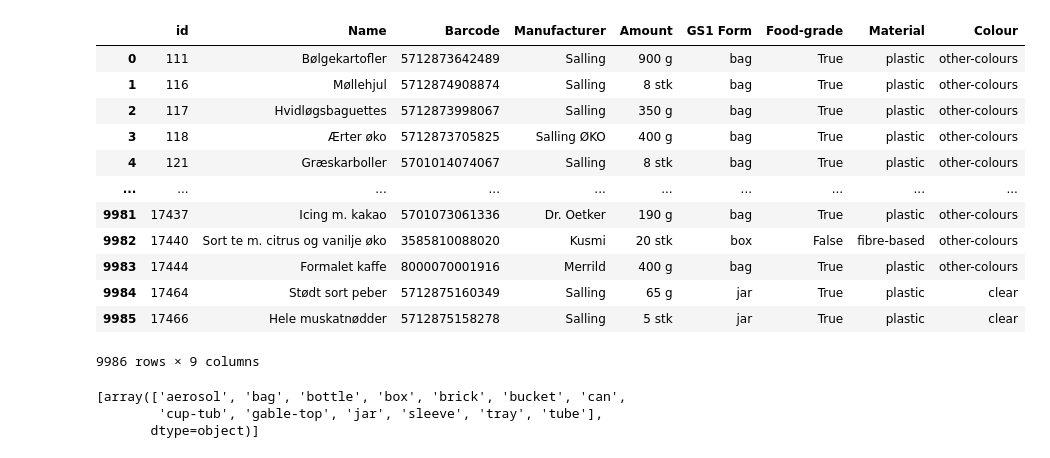
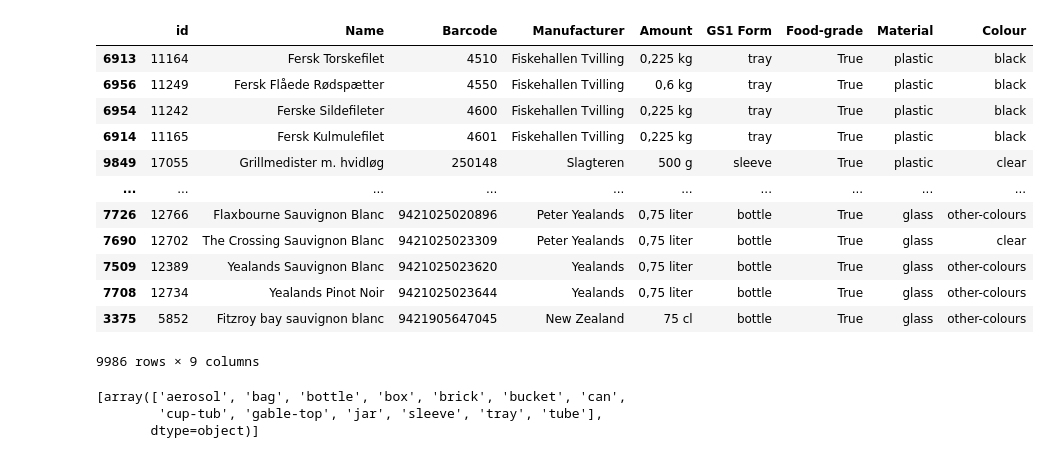
Before and after one commit to shrub2/multi-label-classification, a Jupyter notebook: testing-grounds.ipynb, the cells around one changed output. Cells and saved outputs as stored; diff of their text form; code cells hidden in the pictures.

```diff
--- a/testing-grounds.ipynb
+++ b/testing-grounds.ipynb
@@ -33,24 +33,25 @@ img_pil = Image.fromarray(img_np)
 # %%
 """Just some early testing with data extraction from .csv"""
 
 columns = ["id", "Name", "Barcode", "Manufacturer", "Amount", "Food-grade", "Material", "Colour", "GS1 Form"]
 
 # usecols is not necessary
 products = pd.read_csv("products.csv", usecols=columns)
-products
+
+products.sort_values(by=['Barcode'])
 # %% [output]
 |  | id | Name | Barcode | Manufacturer | Amount | GS1 Form | Food-grade | Material | Colour |
-| 0 | 111 | Bølgekartofler | 5712873642489 | Salling | 900 g | bag | True | plastic | other-colours |
-| 1 | 116 | Møllehjul | 5712874908874 | Salling | 8 stk | bag | True | plastic | other-colours |
-| 2 | 117 | Hvidløgsbaguettes | 5712873998067 | Salling | 350 g | bag | True | plastic | other-colours |
-| 3 | 118 | Ærter øko | 5712873705825 | Salling ØKO | 400 g | bag | True | plastic | other-colours |
-| 4 | 121 | Græskarboller | 5701014074067 | Salling | 8 stk | bag | True | plastic | other-colours |
+| 6913 | 11164 | Fersk Torskefilet | 4510 | Fiskehallen Tvilling | 0,225 kg | tray | True | plastic | black |
+| 6956 | 11249 | Fersk Flåede Rødspætter | 4550 | Fiskehallen Tvilling | 0,6 kg | tray | True | plastic | black |
+| 6954 | 11242 | Ferske Sildefileter | 4600 | Fiskehallen Tvilling | 0,225 kg | tray | True | plastic | black |
+| 6914 | 11165 | Fersk Kulmulefilet | 4601 | Fiskehallen Tvilling | 0,225 kg | tray | True | plastic | black |
+| 9849 | 17055 | Grillmedister m. hvidløg | 250148 | Slagteren | 500 g | sleeve | True | plastic | clear |
 | ... | ... | ... | ... | ... | ... | ... | ... | ... | ... |
-| 9981 | 17437 | Icing m. kakao | 5701073061336 | Dr. Oetker | 190 g | bag | True | plastic | other-colours |
-| 9982 | 17440 | Sort te m. citrus og vanilje øko | 3585810088020 | Kusmi | 20 stk | box | False | fibre-based | other-colours |
-| 9983 | 17444 | Formalet kaffe | 8000070001916 | Merrild | 400 g | bag | True | plastic | other-colours |
-| 9984 | 17464 | Stødt sort peber | 5712875160349 | Salling | 65 g | jar | True | plastic | clear |
-| 9985 | 17466 | Hele muskatnødder | 5712875158278 | Salling | 5 stk | jar | True | plastic | clear |
+| 7726 | 12766 | Flaxbourne Sauvignon Blanc | 9421025020896 | Peter Yealands | 0,75 liter | bottle | True | glass | other-colours |
+| 7690 | 12702 | The Crossing Sauvignon Blanc | 9421025023309 | Peter Yealands | 0,75 liter | bottle | True | glass | clear |
+| 7509 | 12389 | Yealands Sauvignon Blanc | 9421025023620 | Yealands | 0,75 liter | bottle | True | glass | other-colours |
+| 7708 | 12734 | Yealands Pinot Noir | 9421025023644 | Yealands | 0,75 liter | bottle | True | glass | other-colours |
+| 3375 | 5852 | Fitzroy bay sauvignon blanc | 9421905647045 | New Zealand | 75 cl | bottle | True | glass | other-colours |
 9986 rows × 9 columns
 # %%
 # we just basically find unique GS1 Forms, might be helpful later
```
Also changed, not shown: 2 other files.
